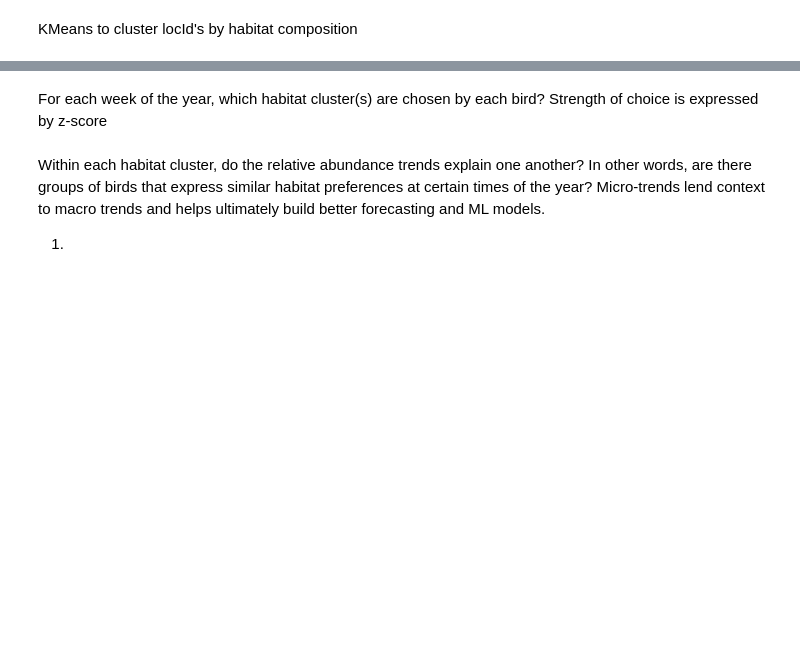
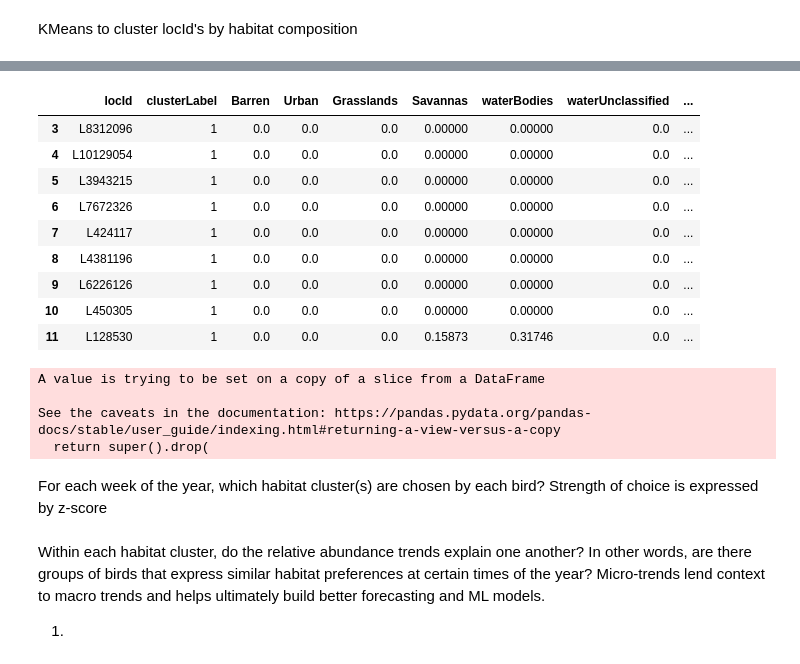
Before and after one commit to Tanag3r/trailheadDirect_birds, a Jupyter notebook: trailheadHabitat_analysis.ipynb, the cells around one changed output, grey strips where cells are left out. Saved outputs shown, nothing was run; the diff lists cells and outputs as text; code cells hidden in the pictures; blank space fills up the shorter version.

```diff
--- a/trailheadHabitat_analysis.ipynb
+++ b/trailheadHabitat_analysis.ipynb
@@ -162,3 +186,25 @@ habitat = kmeans_habitat(cnx=connectDB(),distinctHabitats=8)
+# %%
+habitat_one = habitat[habitat['clusterLabel']==1]
+loclist_one = list(habitat_one['locId'])
+habitat_one
+# %% [output]
+|  | locId | clusterLabel | Barren | Urban | Grasslands | Savannas | waterBodies | waterUnclassified | ... |
+| 3 | L8312096 | 1 | 0.0 | 0.0 | 0.0 | 0.00000 | 0.00000 | 0.0 | ... |
+| 4 | L10129054 | 1 | 0.0 | 0.0 | 0.0 | 0.00000 | 0.00000 | 0.0 | ... |
+| 5 | L3943215 | 1 | 0.0 | 0.0 | 0.0 | 0.00000 | 0.00000 | 0.0 | ... |
+| 6 | L7672326 | 1 | 0.0 | 0.0 | 0.0 | 0.00000 | 0.00000 | 0.0 | ... |
+| 7 | L424117 | 1 | 0.0 | 0.0 | 0.0 | 0.00000 | 0.00000 | 0.0 | ... |
+| 8 | L4381196 | 1 | 0.0 | 0.0 | 0.0 | 0.00000 | 0.00000 | 0.0 | ... |
+| 9 | L6226126 | 1 | 0.0 | 0.0 | 0.0 | 0.00000 | 0.00000 | 0.0 | ... |
+| 10 | L450305 | 1 | 0.0 | 0.0 | 0.0 | 0.00000 | 0.00000 | 0.0 | ... |
+| 11 | L128530 | 1 | 0.0 | 0.0 | 0.0 | 0.15873 | 0.31746 | 0.0 | ... |
+# %%
+habOne_abundance = wklyAbd_selectLocId(locIdList=loclist_one)
+# %% [output]
+A value is trying to be set on a copy of a slice from a DataFrame
+
+See the caveats in the documentation: https://pandas.pydata.org/pandas-docs/stable/user_guide/indexing.html#returning-a-view-versus-a-copy
+  return super().drop(
 # %% [markdown]
 For each week of the year, which habitat cluster(s) are chosen by each bird? Strength of choice is expressed by z-score
 # %% [markdown]
```
Also changed, not shown: parts of 5 cells of this notebook.
